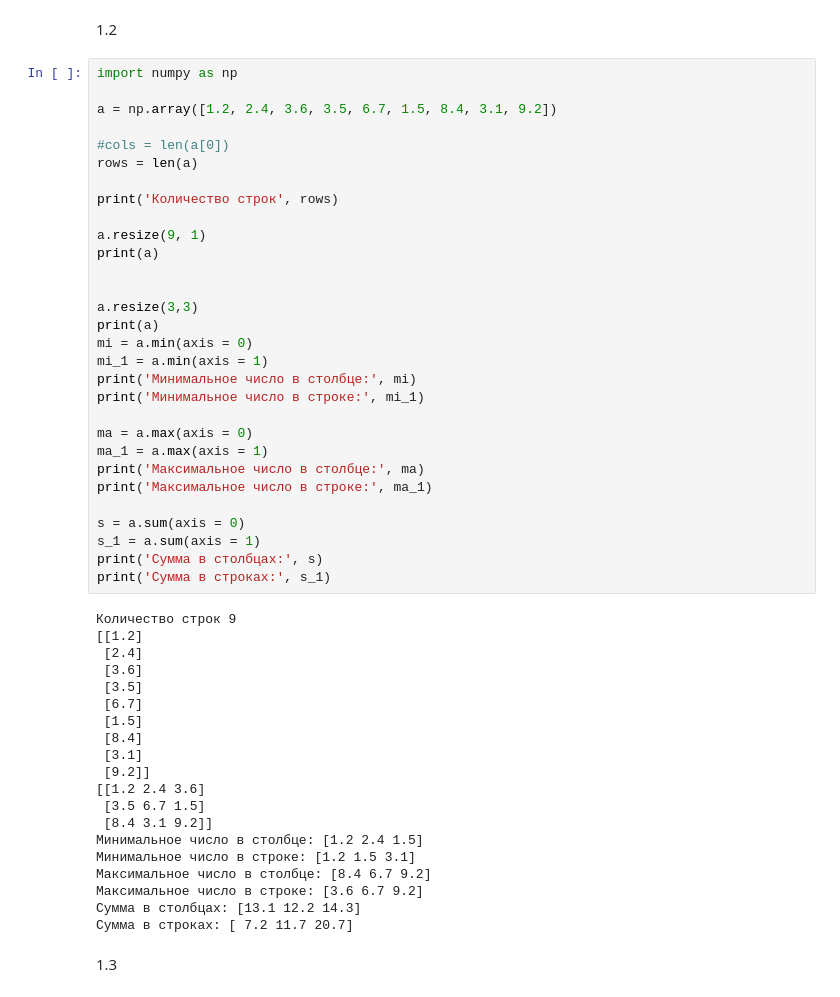
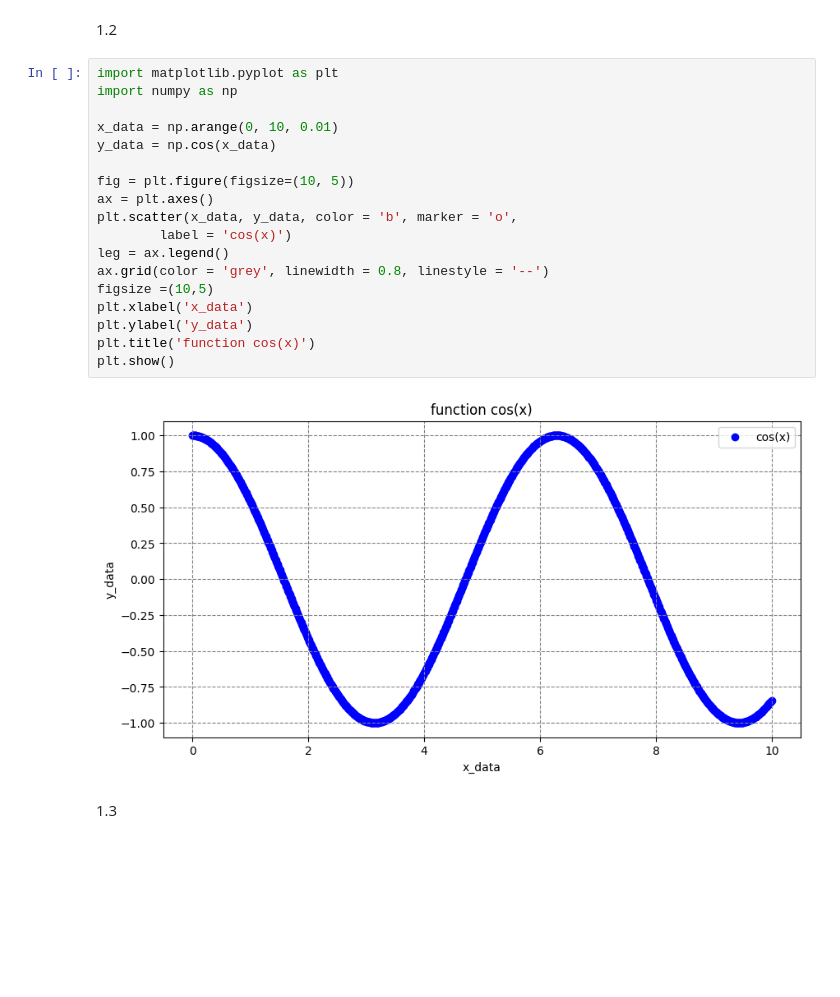
Before and after one commit to vikazhabskaya/2221, a Jupyter notebook: 1.ipynb, the cells around one changed output. Cells and saved outputs as stored; diff of their text form; blank space fills up the shorter version.

```diff
--- a/1.ipynb
+++ b/1.ipynb
@@ -55,54 +25,24 @@ print('Сумма косинусов массива a и синусов масс
 # %% [markdown]
 1.2
-# %%
-import numpy as np
-
-a = np.array([1.2, 2.4, 3.6, 3.5, 6.7, 1.5, 8.4, 3.1, 9.2])
-
-#cols = len(a[0])
-rows = len(a)
-
-print('Количество строк', rows)
-
-a.resize(9, 1)
-print(a)
-
-
-a.resize(3,3)
-print(a)
-mi = a.min(axis = 0)
-mi_1 = a.min(axis = 1)
-print('Минимальное число в столбце:', mi)
-print('Минимальное число в строке:', mi_1)
-
-ma = a.max(axis = 0)
-ma_1 = a.max(axis = 1)
-print('Максимальное число в столбце:', ma)
-print('Максимальное число в строке:', ma_1)
-
-s = a.sum(axis = 0)
-s_1 = a.sum(axis = 1)
-print('Сумма в столбцах:', s)
-print('Сумма в строках:', s_1)
-# %% [output]
-Количество строк 9
-[[1.2]
- [2.4]
- [3.6]
- [3.5]
- [6.7]
- [1.5]
- [8.4]
- [3.1]
- [9.2]]
-[[1.2 2.4 3.6]
- [3.5 6.7 1.5]
- [8.4 3.1 9.2]]
-Минимальное число в столбце: [1.2 2.4 1.5]
-Минимальное число в строке: [1.2 1.5 3.1]
-Максимальное число в столбце: [8.4 6.7 9.2]
-Максимальное число в строке: [3.6 6.7 9.2]
-Сумма в столбцах: [13.1 12.2 14.3]
-Сумма в строках: [ 7.2 11.7 20.7]
+# %%
+import matplotlib.pyplot as plt
+import numpy as np
+
+x_data = np.arange(0, 10, 0.01)
+y_data = np.cos(x_data)
+
+fig = plt.figure(figsize=(10, 5))
+ax = plt.axes()
+plt.scatter(x_data, y_data, color = 'b', marker = 'o',
+        label = 'cos(x)')
+leg = ax.legend()
+ax.grid(color = 'grey', linewidth = 0.8, linestyle = '--')
+figsize =(10,5)
+plt.xlabel('x_data')
+plt.ylabel('y_data')
+plt.title('function cos(x)')
+plt.show()
+# %% [output]
+[figure, added]
 # %% [markdown]
 1.3
```
Also changed, not shown: parts of 12 cells of this notebook.
